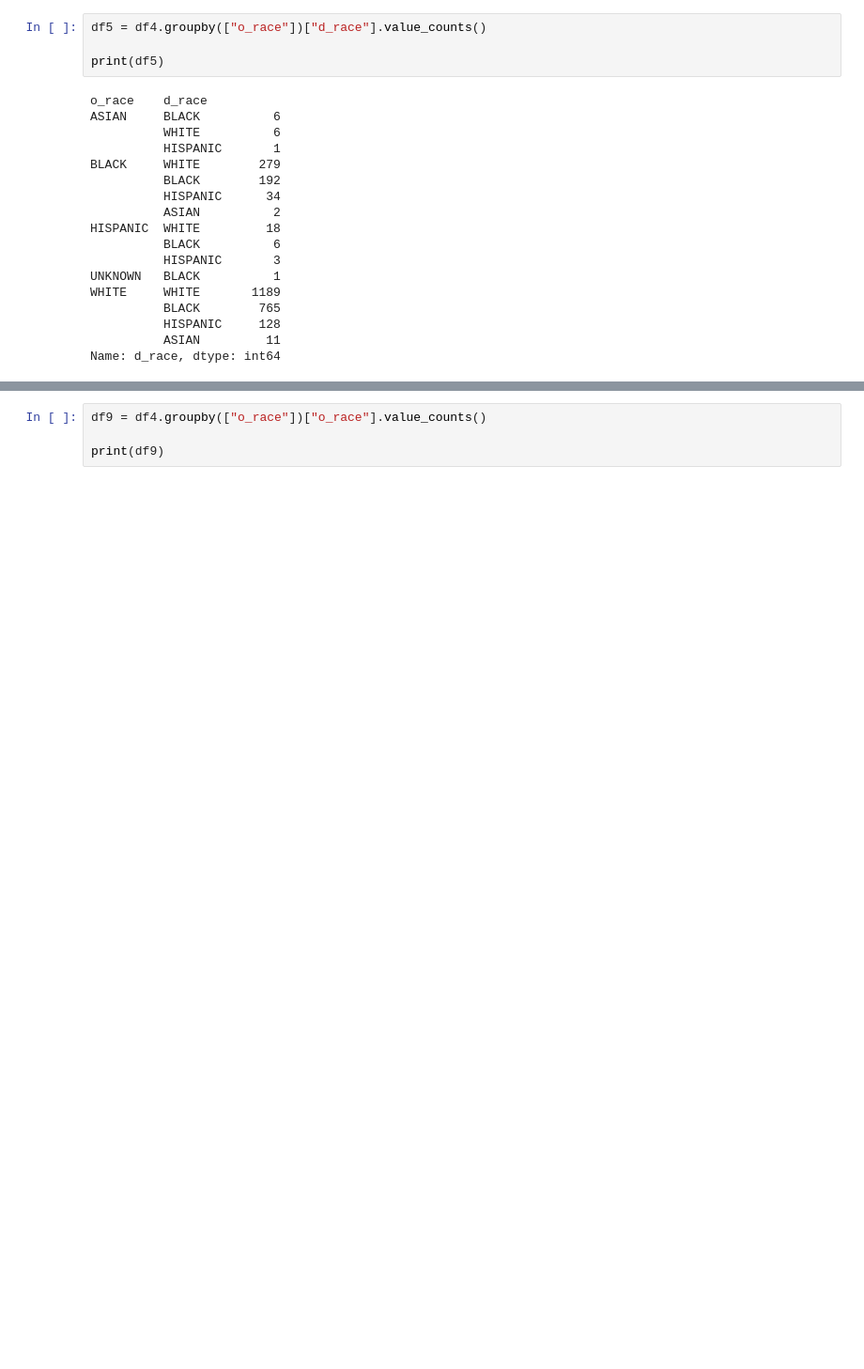
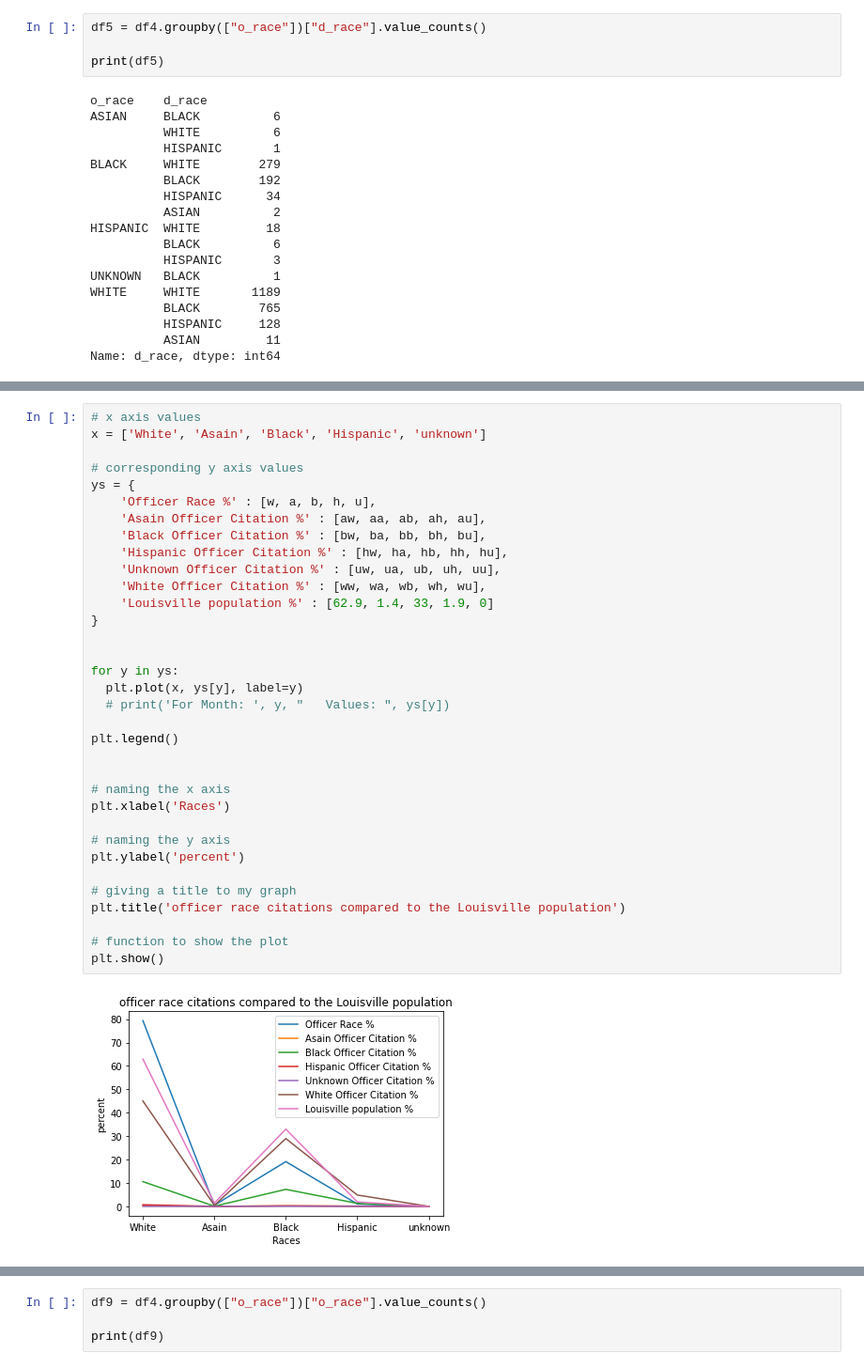
Before and after one commit to dmorton714/lmpd, a Jupyter notebook: lmpd_cleaned.ipynb, the cells around one changed output, grey strips where cells are left out. Shown at 94% size. Drawn from its saved outputs; the diff is of its cells as text; blank space fills up the shorter version.

```diff
--- a/lmpd_cleaned.ipynb
+++ b/lmpd_cleaned.ipynb
@@ -354,0 +485,36 @@ Name: d_race, dtype: int64
+# %%
+# x axis values
+x = ['White', 'Asain', 'Black', 'Hispanic', 'unknown']
+
+# corresponding y axis values
+ys = {
+    'Officer Race %' : [w, a, b, h, u],
+    'Asain Officer Citation %' : [aw, aa, ab, ah, au],
+    'Black Officer Citation %' : [bw, ba, bb, bh, bu],
+    'Hispanic Officer Citation %' : [hw, ha, hb, hh, hu],
+    'Unknown Officer Citation %' : [uw, ua, ub, uh, uu],
+    'White Officer Citation %' : [ww, wa, wb, wh, wu],
+    'Louisville population %' : [62.9, 1.4, 33, 1.9, 0]
+}
+
+
+for y in ys:
+  plt.plot(x, ys[y], label=y)
+  # print('For Month: ', y, "   Values: ", ys[y])
+
+plt.legend()
+
+
+# naming the x axis
+plt.xlabel('Races')
+
+# naming the y axis
+plt.ylabel('percent')
+
+# giving a title to my graph
+plt.title('officer race citations compared to the Louisville population')
+
+# function to show the plot
+plt.show()
+# %% [output]
+[figure, added]
```
Also changed, not shown: parts of 15 cells of this notebook.
